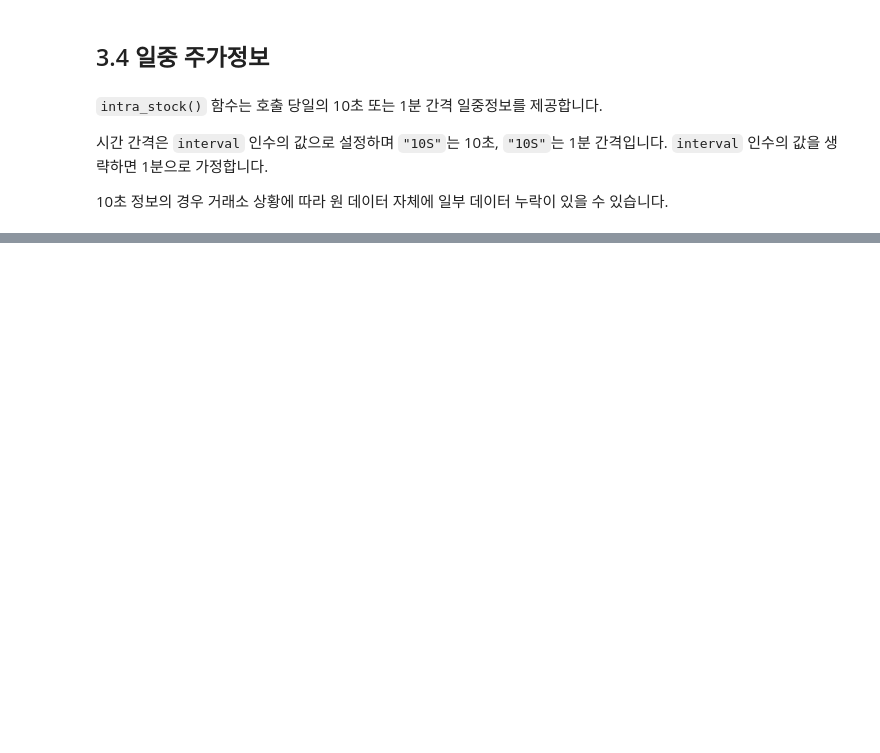
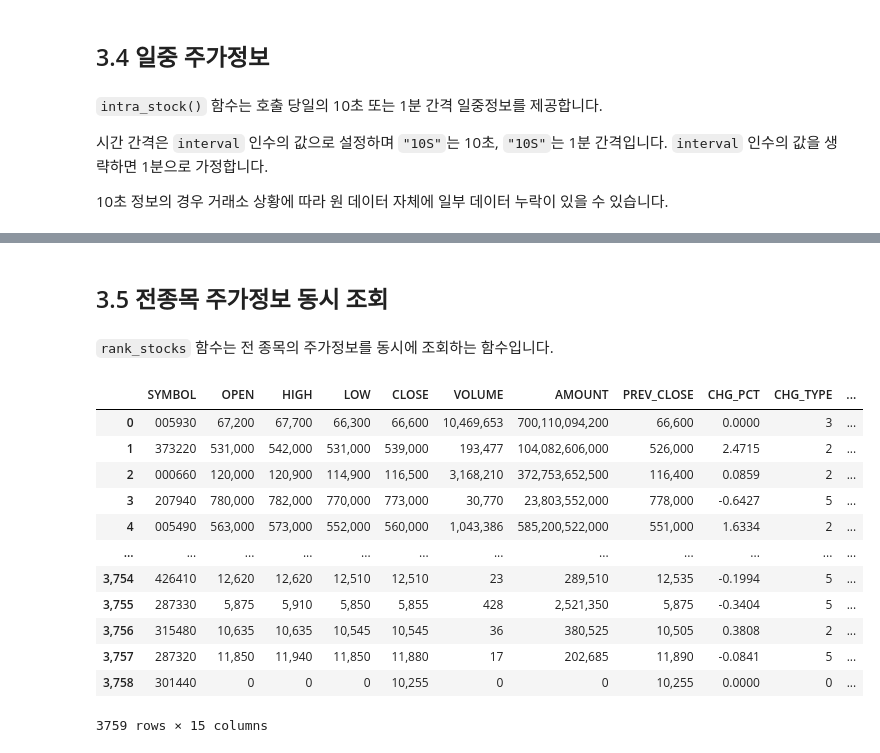
Before and after one commit to koscom/kquant, a Jupyter notebook: docs/tutorials/tutorial03.ipynb, the cells around one changed output, grey strips where cells are left out. Saved outputs shown, nothing was run; the diff lists cells and outputs as text; code cells hidden in the pictures; blank space fills up the shorter version.

```diff
--- a/docs/tutorials/tutorial03.ipynb
+++ b/docs/tutorials/tutorial03.ipynb
@@ -158 +158,21 @@ kq.intra_stock("005930", "10S")
 2282 rows × 15 columns
+# %% [markdown]
+## 3.5 전종목 주가정보 동시 조회
+# %% [markdown]
+`rank_stocks` 함수는 전 종목의 주가정보를 동시에 조회하는 함수입니다.
+# %%
+kq.rank_stocks()
+# %% [output]
+|  | SYMBOL | OPEN | HIGH | LOW | CLOSE | VOLUME | AMOUNT | PREV_CLOSE | CHG_PCT | CHG_TYPE | ... |
+| 0 | 005930 | 67,200 | 67,700 | 66,300 | 66,600 | 10,469,653 | 700,110,094,200 | 66,600 | 0.0000 | 3 | ... |
+| 1 | 373220 | 531,000 | 542,000 | 531,000 | 539,000 | 193,477 | 104,082,606,000 | 526,000 | 2.4715 | 2 | ... |
+| 2 | 000660 | 120,000 | 120,900 | 114,900 | 116,500 | 3,168,210 | 372,753,652,500 | 116,400 | 0.0859 | 2 | ... |
+| 3 | 207940 | 780,000 | 782,000 | 770,000 | 773,000 | 30,770 | 23,803,552,000 | 778,000 | -0.6427 | 5 | ... |
+| 4 | 005490 | 563,000 | 573,000 | 552,000 | 560,000 | 1,043,386 | 585,200,522,000 | 551,000 | 1.6334 | 2 | ... |
+| ... | ... | ... | ... | ... | ... | ... | ... | ... | ... | ... | ... |
+| 3,754 | 426410 | 12,620 | 12,620 | 12,510 | 12,510 | 23 | 289,510 | 12,535 | -0.1994 | 5 | ... |
+| 3,755 | 287330 | 5,875 | 5,910 | 5,850 | 5,855 | 428 | 2,521,350 | 5,875 | -0.3404 | 5 | ... |
+| 3,756 | 315480 | 10,635 | 10,635 | 10,545 | 10,545 | 36 | 380,525 | 10,505 | 0.3808 | 2 | ... |
+| 3,757 | 287320 | 11,850 | 11,940 | 11,850 | 11,880 | 17 | 202,685 | 11,890 | -0.0841 | 5 | ... |
+| 3,758 | 301440 | 0 | 0 | 0 | 10,255 | 0 | 0 | 10,255 | 0.0000 | 0 | ... |
+3759 rows × 15 columns
```
Also changed, not shown: parts of 7 cells of this notebook, 7 other files.
